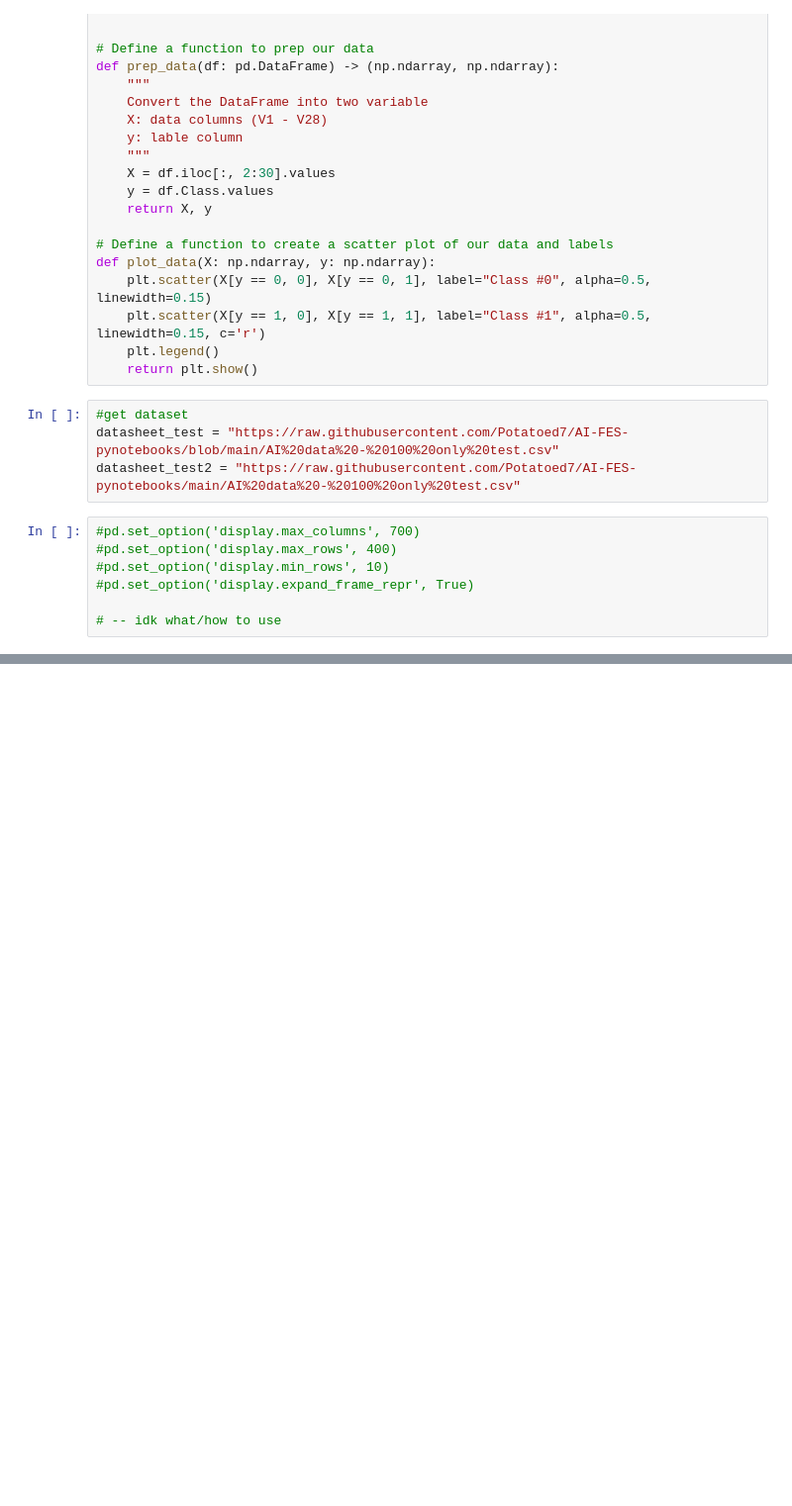
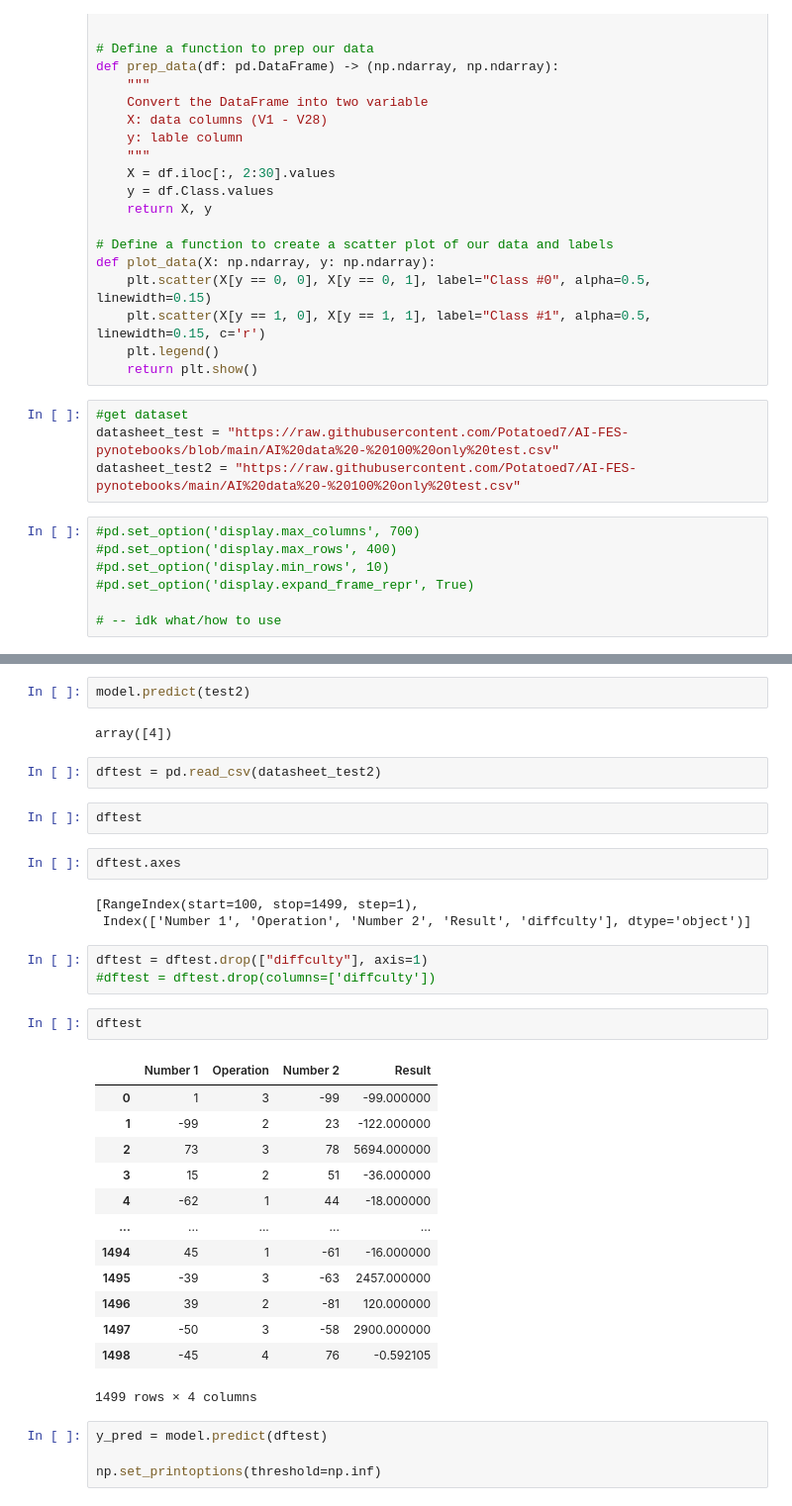
Before and after one commit to Potatoed7/AI-FES-pynotebooks, a Jupyter notebook: Test.ipynb, the cells around one changed output, grey strips where cells are left out. Shown at 99% size. Cells and saved outputs as stored; diff of their text form; blank space fills up the shorter version.

```diff
--- a/Test.ipynb
+++ b/Test.ipynb
@@ -84,0 +211,36 @@ dftest = pd.read_csv(datasheet_test2, nrows=100)
+# %%
+model.predict(test2)
+# %% [output]
+array([4])
+# %%
+dftest = pd.read_csv(datasheet_test2)
+# %%
+dftest
+# %%
+dftest.axes
+# %% [output]
+[RangeIndex(start=100, stop=1499, step=1),
+ Index(['Number 1', 'Operation', 'Number 2', 'Result', 'diffculty'], dtype='object')]
+# %%
+dftest = dftest.drop(["diffculty"], axis=1)
+#dftest = dftest.drop(columns=['diffculty'])
+# %%
+dftest
+# %% [output]
+|  | Number 1 | Operation | Number 2 | Result |
+| 0 | 1 | 3 | -99 | -99.000000 |
+| 1 | -99 | 2 | 23 | -122.000000 |
+| 2 | 73 | 3 | 78 | 5694.000000 |
+| 3 | 15 | 2 | 51 | -36.000000 |
+| 4 | -62 | 1 | 44 | -18.000000 |
+| ... | ... | ... | ... | ... |
+| 1494 | 45 | 1 | -61 | -16.000000 |
+| 1495 | -39 | 3 | -63 | 2457.000000 |
+| 1496 | 39 | 2 | -81 | 120.000000 |
+| 1497 | -50 | 3 | -58 | 2900.000000 |
+| 1498 | -45 | 4 | 76 | -0.592105 |
+1499 rows × 4 columns
+# %%
+y_pred = model.predict(dftest)
+
+np.set_printoptions(threshold=np.inf)
```
Also changed, not shown: parts of 16 cells of this notebook.
